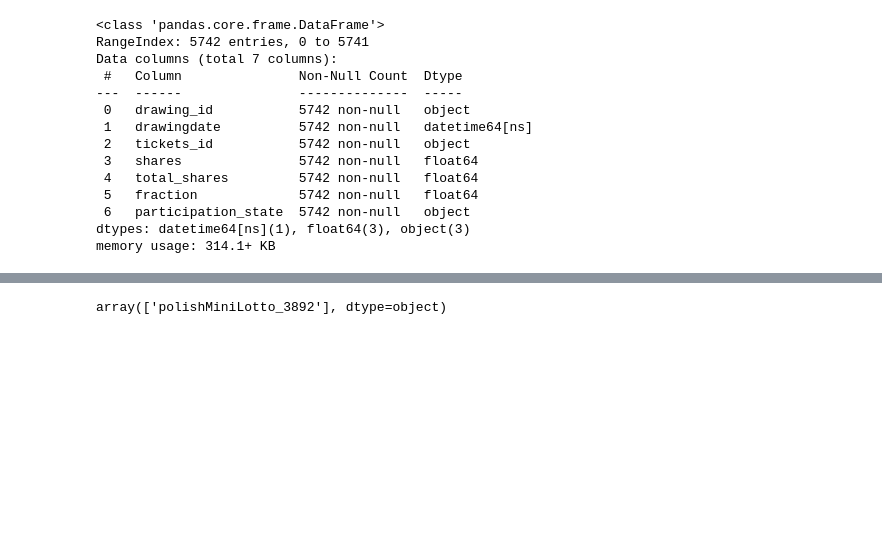
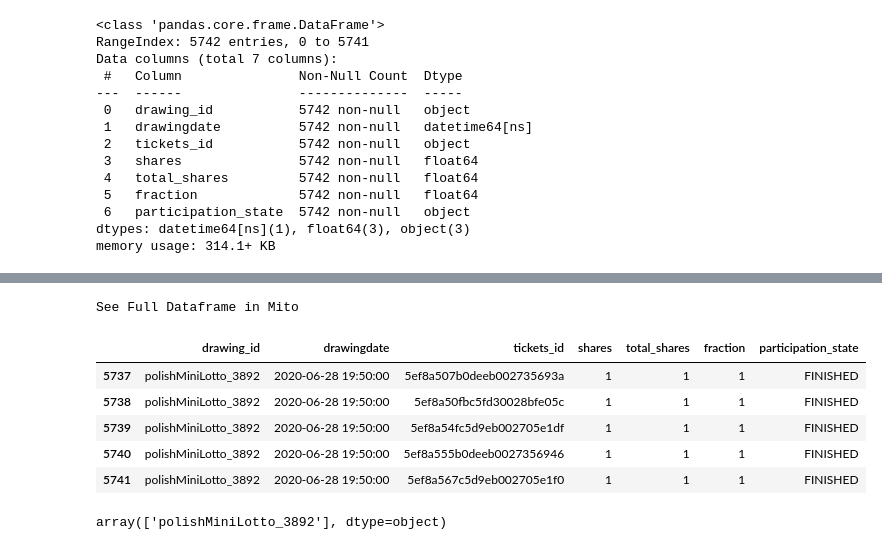
Before and after one commit to KonuTech/lotto1, a Jupyter notebook: assignment_01.ipynb, the cells around one changed output, grey strips where cells are left out. Saved outputs shown, nothing was run; the diff lists cells and outputs as text; code cells hidden in the pictures; blank space fills up the shorter version.

```diff
--- a/assignment_01.ipynb
+++ b/assignment_01.ipynb
@@ -117,3 +125,13 @@ See Full Dataframe in Mito
+# %%
+tickets.tail()
+# %% [output]
+See Full Dataframe in Mito
+|  | drawing_id | drawingdate | tickets_id | shares | total_shares | fraction | participation_state |
+| 5737 | polishMiniLotto_3892 | 2020-06-28 19:50:00 | 5ef8a507b0deeb002735693a | 1 | 1 | 1 | FINISHED |
+| 5738 | polishMiniLotto_3892 | 2020-06-28 19:50:00 | 5ef8a50fbc5fd30028bfe05c | 1 | 1 | 1 | FINISHED |
+| 5739 | polishMiniLotto_3892 | 2020-06-28 19:50:00 | 5ef8a54fc5d9eb002705e1df | 1 | 1 | 1 | FINISHED |
+| 5740 | polishMiniLotto_3892 | 2020-06-28 19:50:00 | 5ef8a555b0deeb0027356946 | 1 | 1 | 1 | FINISHED |
+| 5741 | polishMiniLotto_3892 | 2020-06-28 19:50:00 | 5ef8a567c5d9eb002705e1f0 | 1 | 1 | 1 | FINISHED |
 # %%
 tickets["drawing_id"].unique()
 # %% [output]
```
Also changed, not shown: parts of 89 cells of this notebook, 2 other files.
